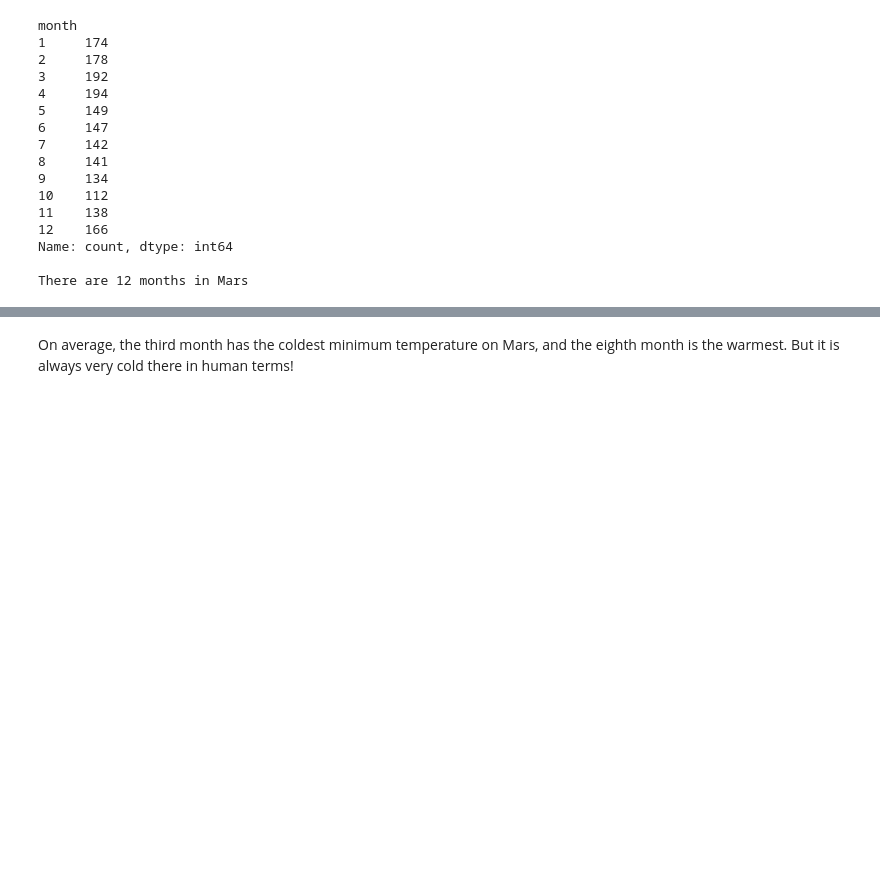
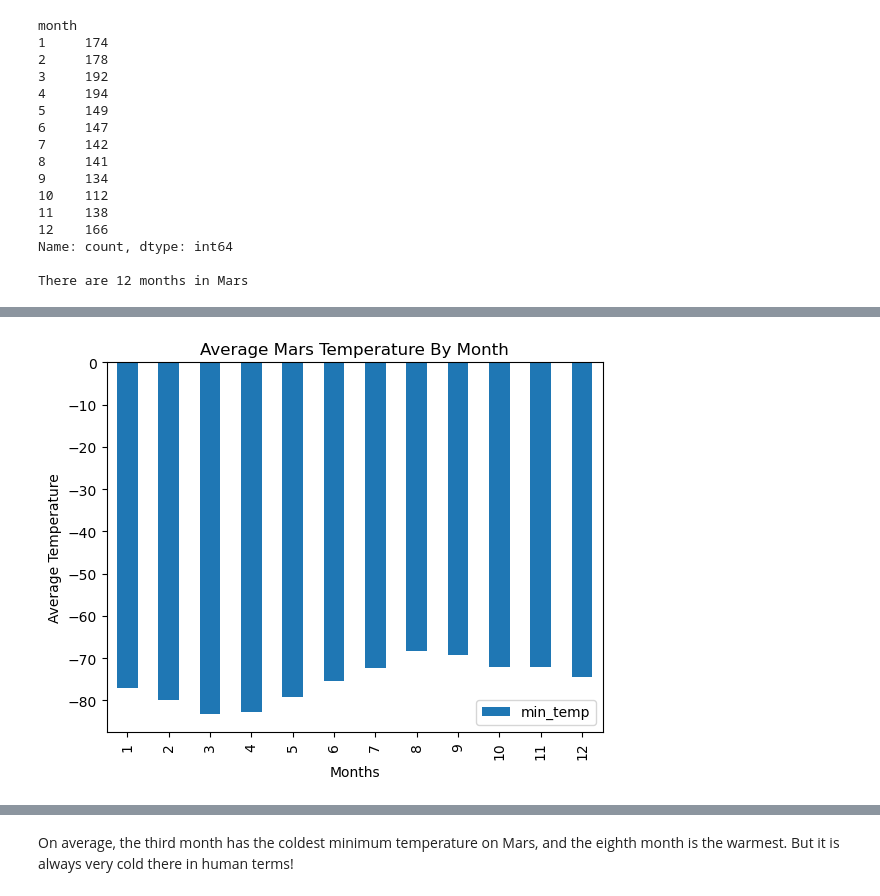
Before and after one commit to rabellan/web_scraping_challenge, a Jupyter notebook: part_2_mars_weather.ipynb, the cells around one changed output, grey strips where cells are left out. Cells and saved outputs as stored; diff of their text form; code cells hidden in the pictures; blank space fills up the shorter version.

Commit message:
Finished ModuleChallenges/Module1/web_scraping_challenge/part_2_mars_weather.ipynb

```diff
--- a/part_2_mars_weather.ipynb
+++ b/part_2_mars_weather.ipynb
@@ -276,3 +280,6 @@ There are 12 months in Mars
 # %%
 # 3. What is the average low temperature by month?
+average_temp = mars_weather_df.groupby(['month']).mean(['min_temp']).filter(['month', 'min_temp'])
+
+print(average_temp)
 # %% [output]
@@ -300,0 +300,9 @@ Name: min_temp, dtype: float64
+# %%
+# Plot the average temperature by month
+average_temp.plot(kind='bar')
+plt.xlabel('Months')
+plt.ylabel('Average Temperature')
+plt.title('Average Mars Temperature By Month')
+plt.show()
+# %% [output]
+[figure, added]
```
Also changed, not shown: parts of 14 cells of this notebook.
